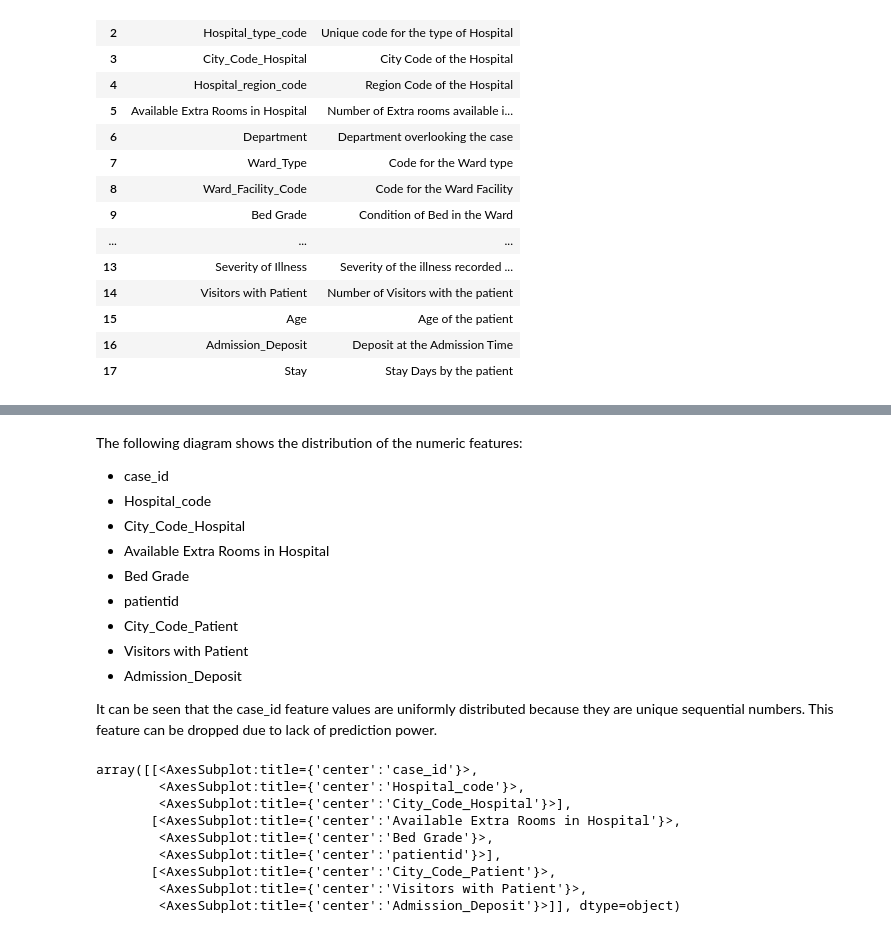
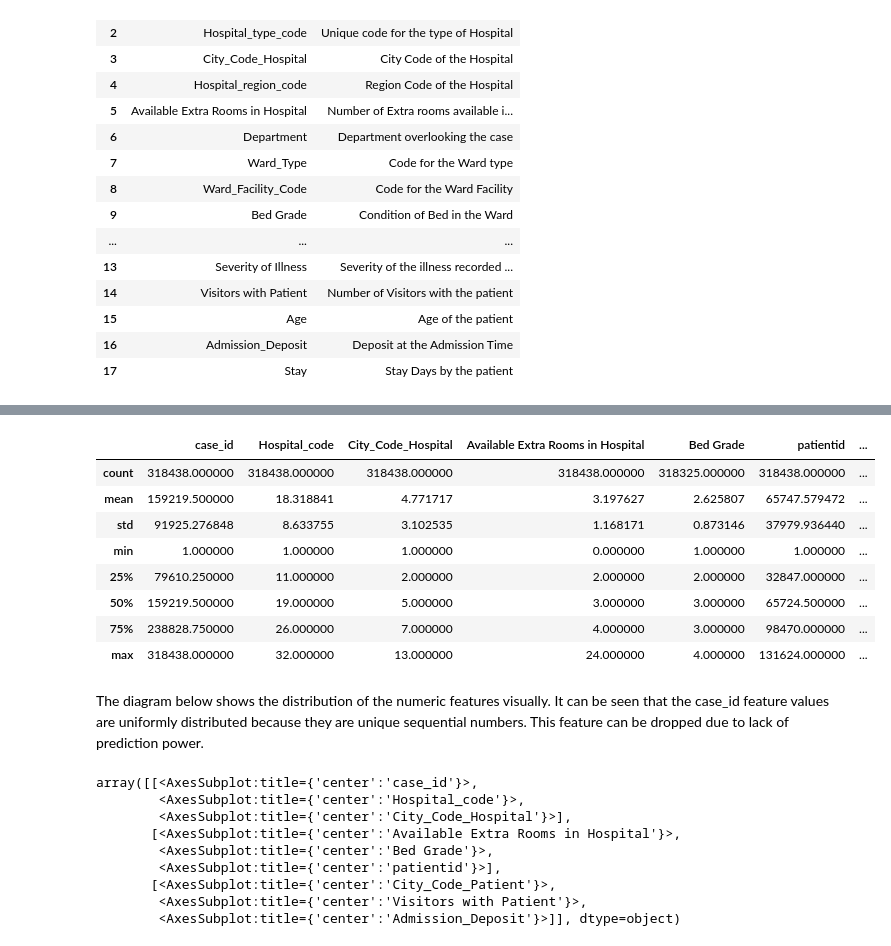
Before and after one commit to yuhuang3/machine-learning, a Jupyter notebook: Udacity/capstone_project/capstone_project.ipynb, the cells around one changed output, grey strips where cells are left out. Drawn from its saved outputs; the diff is of its cells as text; code cells hidden in the pictures.

```diff
--- a/Udacity/capstone_project/capstone_project.ipynb
+++ b/Udacity/capstone_project/capstone_project.ipynb
@@ -101,16 +112,17 @@ Train_data_dictionary.head(18)
+# %%
+train_data.describe()
+# %% [output]
+|  | case_id | Hospital_code | City_Code_Hospital | Available Extra Rooms in Hospital | Bed Grade | patientid | ... |
+| count | 318438.000000 | 318438.000000 | 318438.000000 | 318438.000000 | 318325.000000 | 318438.000000 | ... |
+| mean | 159219.500000 | 18.318841 | 4.771717 | 3.197627 | 2.625807 | 65747.579472 | ... |
+| std | 91925.276848 | 8.633755 | 3.102535 | 1.168171 | 0.873146 | 37979.936440 | ... |
+| min | 1.000000 | 1.000000 | 1.000000 | 0.000000 | 1.000000 | 1.000000 | ... |
+| 25% | 79610.250000 | 11.000000 | 2.000000 | 2.000000 | 2.000000 | 32847.000000 | ... |
+| 50% | 159219.500000 | 19.000000 | 5.000000 | 3.000000 | 3.000000 | 65724.500000 | ... |
+| 75% | 238828.750000 | 26.000000 | 7.000000 | 4.000000 | 3.000000 | 98470.000000 | ... |
+| max | 318438.000000 | 32.000000 | 13.000000 | 24.000000 | 4.000000 | 131624.000000 | ... |
 # %% [markdown]
-The following diagram shows the distribution of the numeric features:
-* case_id
-* Hospital_code
-* City_Code_Hospital
-* Available Extra Rooms in Hospital
-* Bed Grade
-* patientid
-* City_Code_Patient
-* Visitors with Patient
-* Admission_Deposit
-
-It can be seen that the case_id feature values are uniformly distributed because they are unique sequential numbers. This feature can be dropped due to lack of prediction power.
+The diagram below shows the distribution of the numeric features visually. It can be seen that the case_id feature values are uniformly distributed because they are unique sequential numbers. This feature can be dropped due to lack of prediction power.
 # %%
 train_data.hist(bins=50, figsize=(20,15))
 # %% [output]
```
Also changed, not shown: parts of 8 cells of this notebook, 1 other file.
